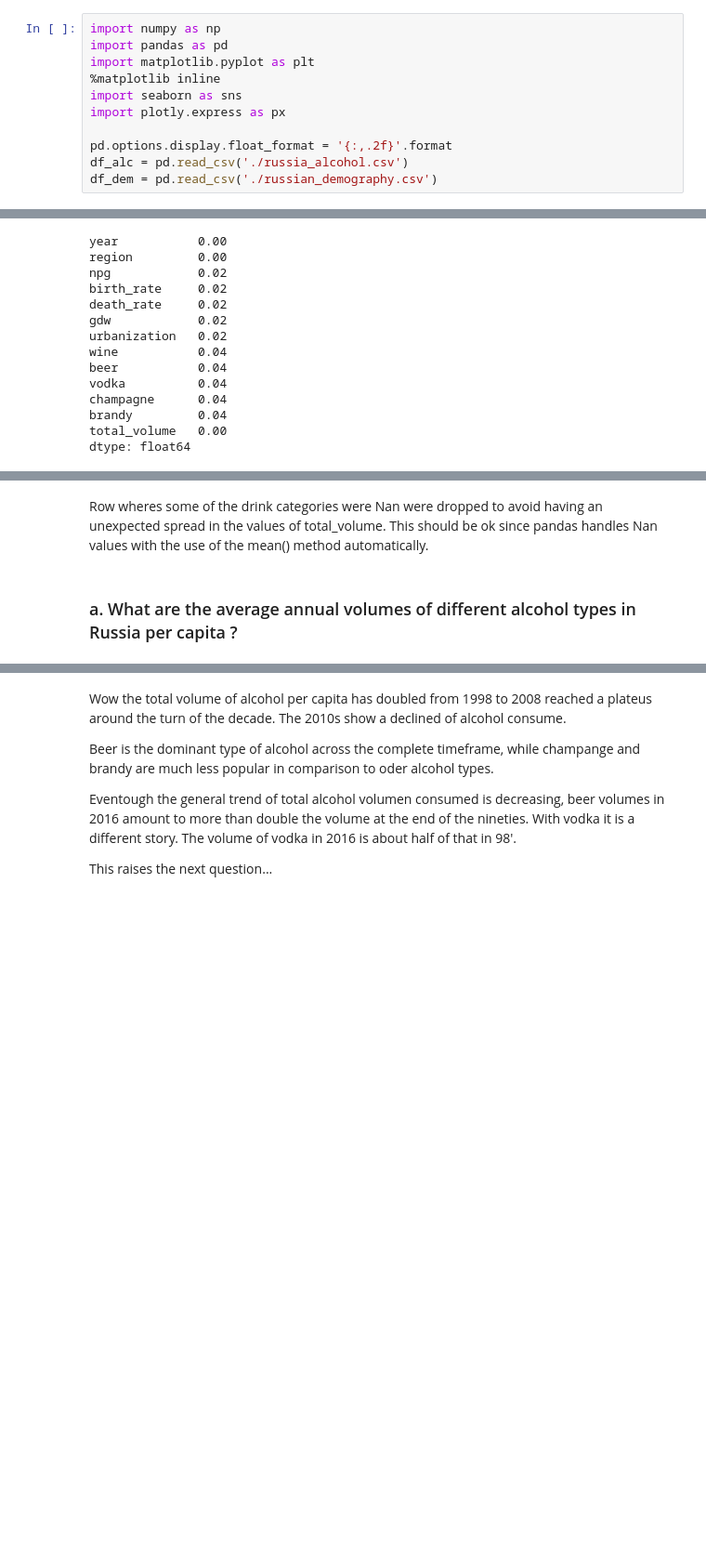
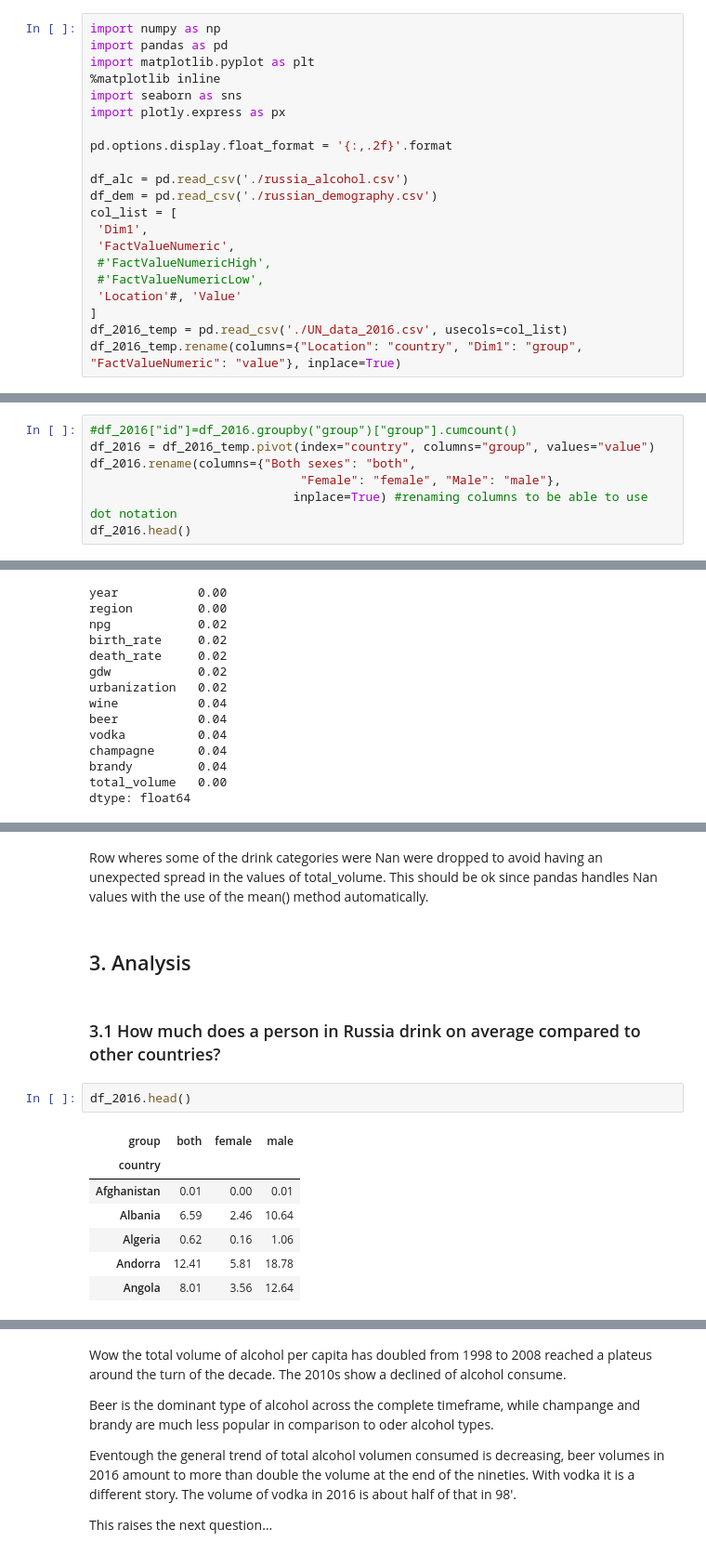
Before and after one commit to michaeltosic/alcohol-in-russia, a Jupyter notebook: russian-demographics-and-alcohol.ipynb, the cells around one changed output, grey strips where cells are left out. Shown at 93% size. Drawn from its saved outputs; the diff is of its cells as text; blank space fills up the shorter version.

Commit message:
Before simplifying notebook to two data sources

```diff
--- a/russian-demographics-and-alcohol.ipynb
+++ b/russian-demographics-and-alcohol.ipynb
@@ -7,7 +7,17 @@ import seaborn as sns
 import plotly.express as px
 
 pd.options.display.float_format = '{:,.2f}'.format
+
 df_alc = pd.read_csv('./russia_alcohol.csv')
 df_dem = pd.read_csv('./russian_demography.csv')
+col_list = [
+ 'Dim1',
+ 'FactValueNumeric',
+ #'FactValueNumericHigh',
+ #'FactValueNumericLow',
+ 'Location'#, 'Value'
+]
+df_2016_temp = pd.read_csv('./UN_data_2016.csv', usecols=col_list)
+df_2016_temp.rename(columns={"Location": "country", "Dim1": "group", "FactValueNumeric": "value"}, inplace=True)
 # %% [markdown]
 # 1. A look at the data
@@ -69,6 +88,13 @@ Difference of the sets of regions: set()
 Looking good.
 # %% [markdown]
 # 2. Prepare dataset
+# %%
+#df_2016["id"]=df_2016.groupby("group")["group"].cumcount()
+df_2016 = df_2016_temp.pivot(index="country", columns="group", values="value")
+df_2016.rename(columns={"Both sexes": "both",
+                             "Female": "female", "Male": "male"},
+                            inplace=True) #renaming columns to be able to use dot notation
+df_2016.head()
 # %%
 df = pd.merge(df_dem, df_alc, how='inner', on=['year','region'])
 df.head()
@@ -168,4 +176,16 @@ df
-# %% [markdown]
-Row wheres some of the drink categories were Nan were dropped to avoid having an unexpected spread in the values of total_volume. This should be ok since pandas handles Nan values with the use of the mean() method automatically.
-# %% [markdown]
-### a. What are the average annual volumes of different alcohol types in Russia per capita ?
+# %% [markdown]
+Row wheres some of the drink categories were Nan were dropped to avoid having an unexpected spread in the values of total_volume. This should be ok since pandas handles Nan values with the use of the mean() method automatically.
+# %% [markdown]
+## 3. Analysis
+# %% [markdown]
+### 3.1 How much does a person in Russia drink on average compared to other countries?
+# %%
+df_2016.head()
+# %% [output]
+| group | both | female | male |
+| country |  |  |  |
+| Afghanistan | 0.01 | 0.00 | 0.01 |
+| Albania | 6.59 | 2.46 | 10.64 |
+| Algeria | 0.62 | 0.16 | 1.06 |
+| Andorra | 12.41 | 5.81 | 18.78 |
+| Angola | 8.01 | 3.56 | 12.64 |
```
Also changed, not shown: parts of 23 cells of this notebook, 2 other files.
